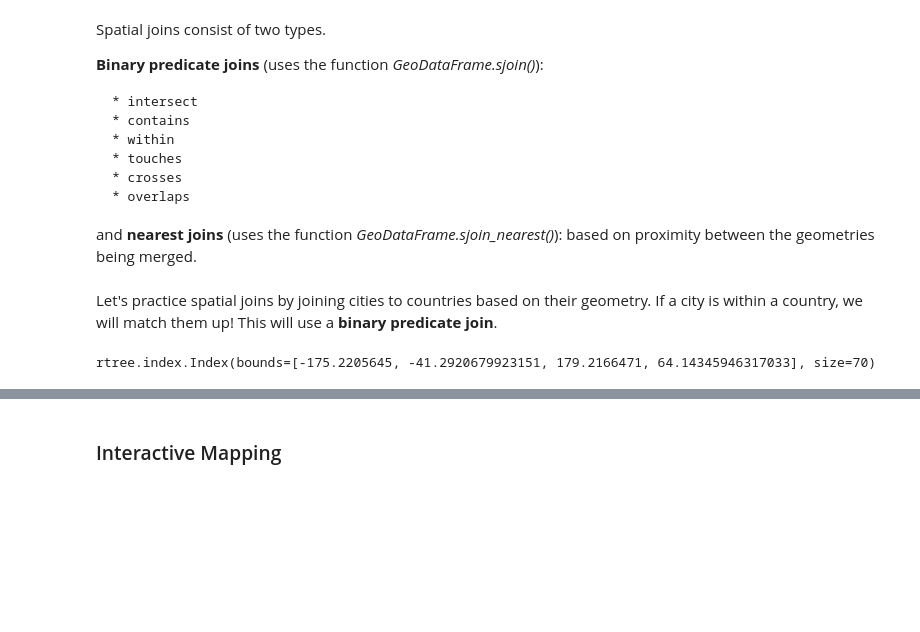
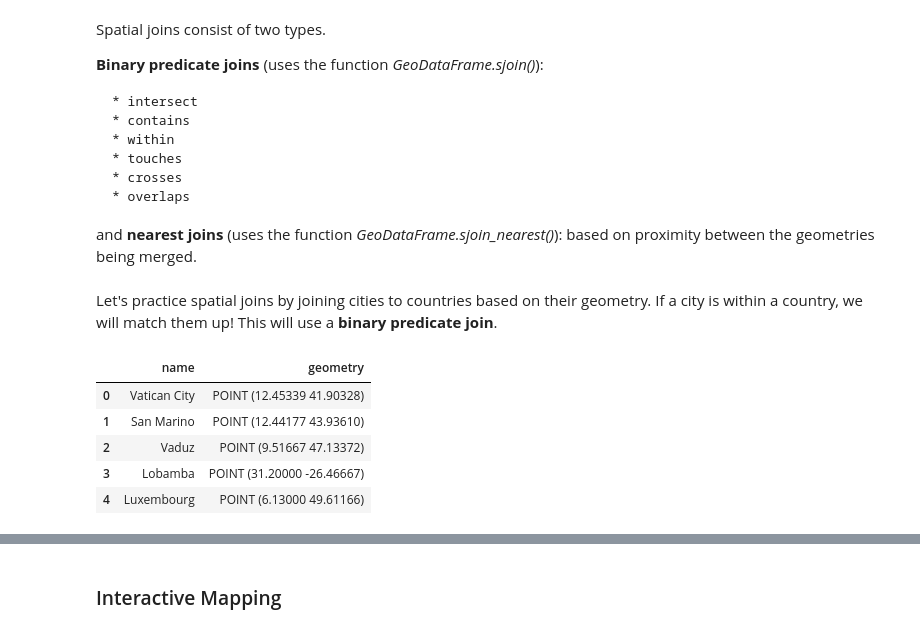
Before and after one commit to carolinadatascience/spatial-data-workshop, a Jupyter notebook: workshop.ipynb, the cells around one changed output, grey strips where cells are left out. Saved outputs shown, nothing was run; the diff lists cells and outputs as text; code cells hidden in the pictures; blank space fills up the shorter version.

```diff
--- a/workshop.ipynb
+++ b/workshop.ipynb
@@ -215,7 +219,11 @@ Let's practice spatial joins by joining cities to countries based on their geome
 # %%
 # Read in a new data frame for cities that we will use for joining
 df_cities = gpd.read_file(gpd.datasets.get_path('naturalearth_cities'))
 df_cities.head()
-df_cities.sindex
 # %% [output]
-rtree.index.Index(bounds=[-175.2205645, -41.2920679923151, 179.2166471, 64.14345946317033], size=70)
+|  | name | geometry |
+| 0 | Vatican City | POINT (12.45339 41.90328) |
+| 1 | San Marino | POINT (12.44177 43.93610) |
+| 2 | Vaduz | POINT (9.51667 47.13372) |
+| 3 | Lobamba | POINT (31.20000 -26.46667) |
+| 4 | Luxembourg | POINT (6.13000 49.61166) |
```
Also changed, not shown: parts of 14 cells of this notebook.
